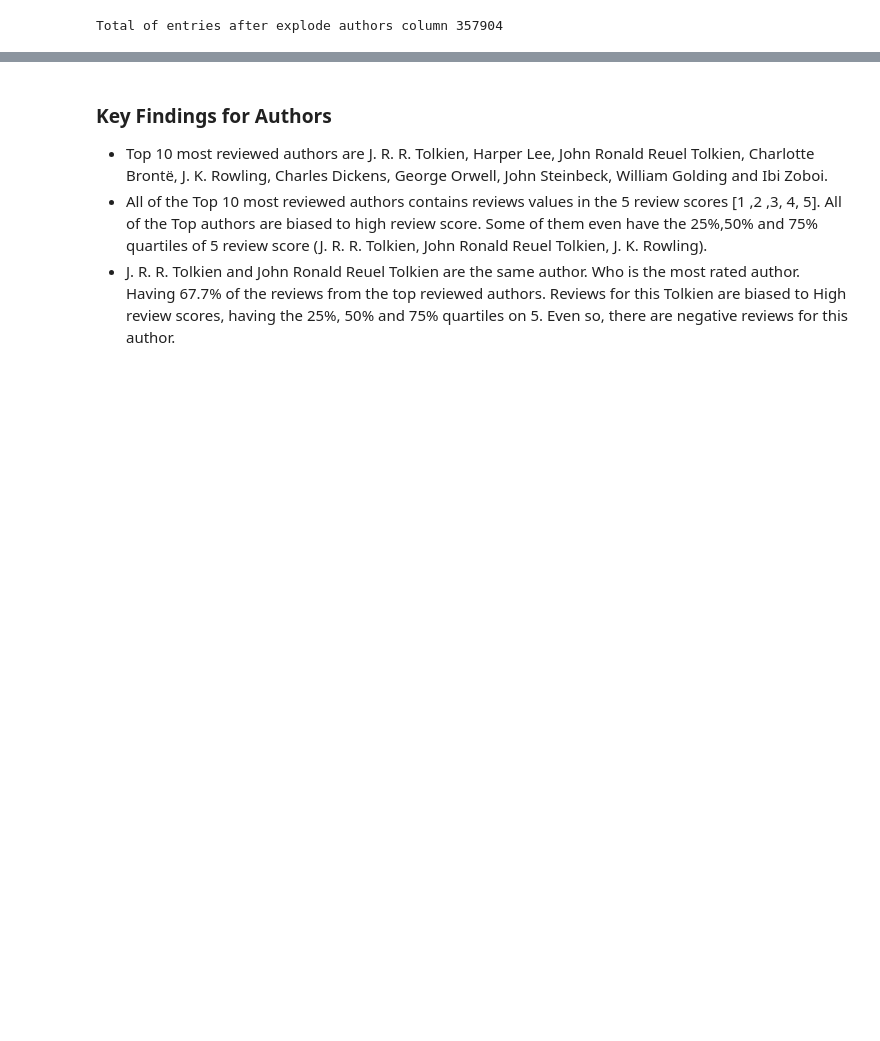
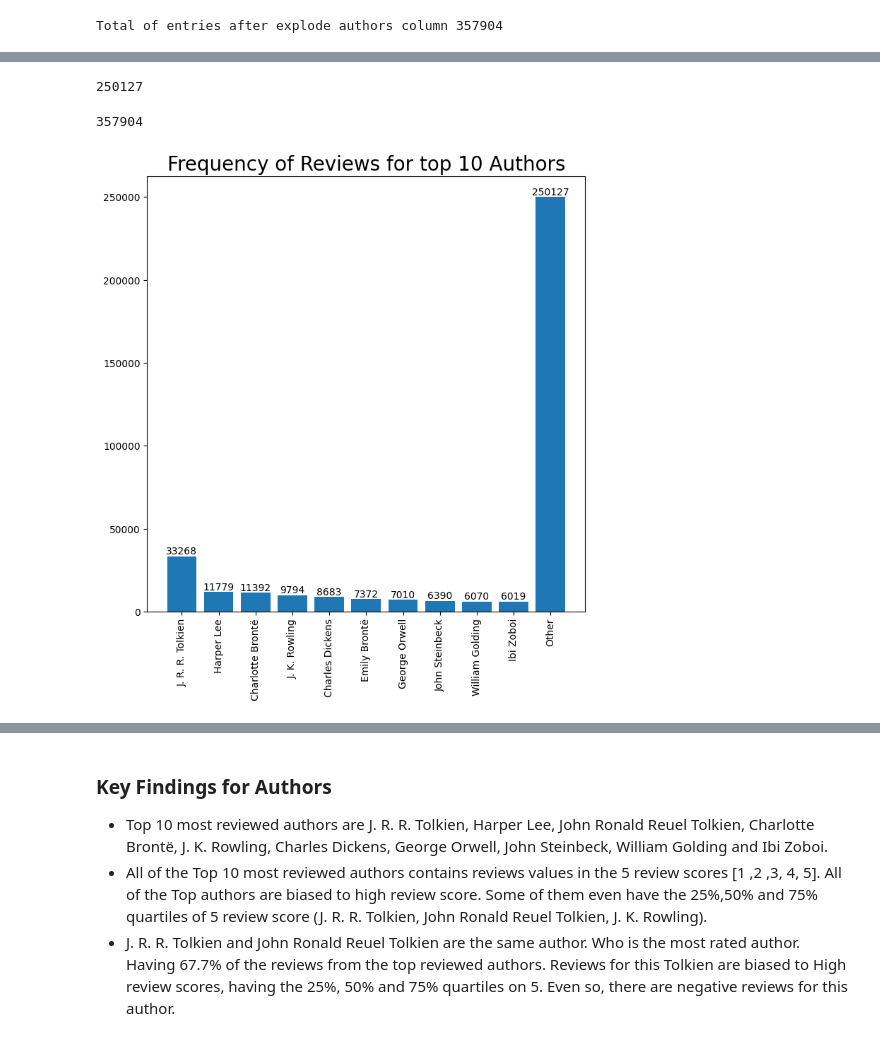
Before and after one commit to arnaldochm/final_project_nlp, a Jupyter notebook: notebooks/notebook_EDA.ipynb, the cells around one changed output, grey strips where cells are left out. Drawn from its saved outputs; the diff is of its cells as text; code cells hidden in the pictures; blank space fills up the shorter version.

```diff
--- a/notebooks/notebook_EDA.ipynb
+++ b/notebooks/notebook_EDA.ipynb
@@ -397,0 +359,20 @@ plt.show()
+# %%
+other_authors_counts = author_counts[10:].sum()
+other_authors_counts
+# %% [output]
+250127
+# %%
+top_authors_with_other = pd.concat([top_10_authors_counts, pd.Series({'Other': other_authors_counts})])
+top_authors_with_other.sum()
+# %% [output]
+357904
+# %%
+fig, ax = plt.subplots(figsize=(8, 8))
+bars = ax.bar(top_authors_with_other.keys().map(str), top_authors_with_other)
+# Set the bar labels (percentages) to be displayed above the bars
+ax.bar_label(bars)
+plt.title('Frequency of Reviews for top 10 Authors', fontsize = 20)
+plt.xticks(rotation=90)
+plt.show()
+# %% [output]
+[figure, added]
```
Also changed, not shown: parts of 47 cells of this notebook.
